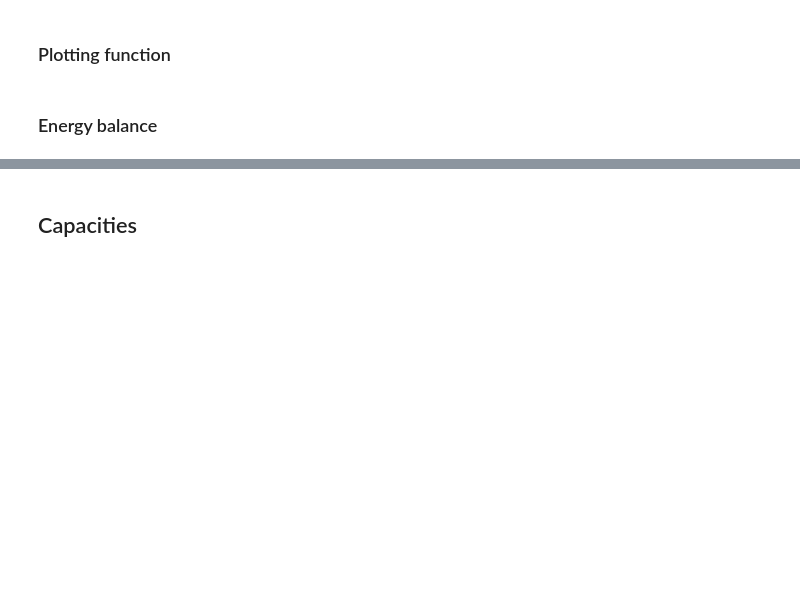
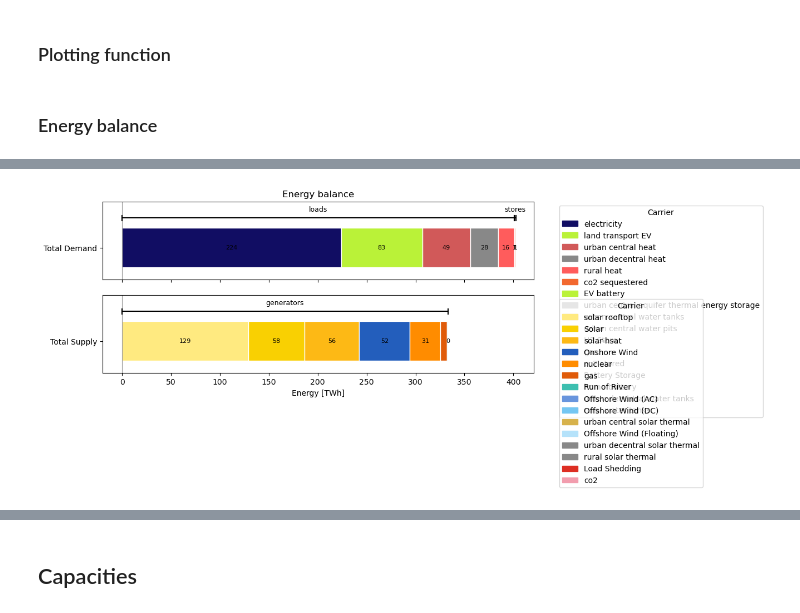
Before and after one commit to ayshaC/pypsa-eur, a Jupyter notebook: analysis/graph_network.ipynb, the cells around one changed output, grey strips where cells are left out. Drawn from its saved outputs; the diff is of its cells as text; code cells hidden in the pictures; blank space fills up the shorter version.

```diff
--- a/analysis/graph_network.ipynb
+++ b/analysis/graph_network.ipynb
@@ -731,0 +348,85 @@ Total energy balance: 236.31 TWh
+# %%
+network = n[sample]
+
+snapshots = pd.DatetimeIndex(network.snapshots)
+dt = snapshots[1] - snapshots[0]
+time_delta = float(dt / pd.Timedelta(hours=1))
+
+demand = {}
+supply = {}
+
+# calculate total demand by carrier
+demand_by_carrier = network.loads_t["p_set"].T.groupby(network.loads["carrier"]).sum().T.sum().sort_values() * time_delta / 1e6  # TWh
+
+# some demand is static, i.e. not set per timestamp
+demand_by_carrier_static = network.loads.groupby('carrier')['p_set'].sum()
+demand_by_carrier_static = demand_by_carrier_static.loc[demand_by_carrier_static>0]*time_delta*len(network.snapshots)/1e6
+
+demand_by_carrier = pd.concat([demand_by_carrier, demand_by_carrier_static])
+
+demand["loads"] = demand_by_carrier
+
+
+# calculate total supply by carrier
+not_load_gens = network.generators.loc[network.generators["carrier"]!="load"]["carrier"]
+supply_by_carrier = network.generators_t["p"].T.groupby(not_load_gens).sum().T.sum().sort_values() * time_delta / 1e6  # TWh
+
+# load shedding is stored in kw not mw
+load_gens = network.generators.loc[network.generators["carrier"]=="load"]["carrier"]
+supply_by_carrier_load_shed = network.generators_t["p"].T.groupby(load_gens).sum().T.sum().sort_values() * time_delta / 1e9
+
+supply_by_carrier = pd.concat([supply_by_carrier, supply_by_carrier_load_shed])
+
+supply["generators"] = supply_by_carrier
+
+
+# calculate demand and supply from stores
+last_snapshot = network.snapshots[-1]
+first_snapshot = network.snapshots[0]
+
+store_diff = (network.stores.groupby("carrier")["e_initial"].sum() - network.stores_t["e"].T.groupby(network.stores["carrier"])[last_snapshot].sum())/1e6
+su_diff = (network.storage_units_t["p"].T.groupby(network.storage_units["carrier"])[first_snapshot].sum() - network.storage_units_t["p"].T.groupby(network.storage_units["carrier"])[last_snapshot].sum()) * time_delta /1e6
+
+
+store_supply = store_diff[store_diff>0]
+store_demand = store_diff[store_diff<0]
+
+demand["stores"] = -store_demand
+supply["stores"] = store_supply
+
+fig, ax = plt.subplots(2, 1, figsize=(10, 4), sharex=True)
+
+stacked_barh_signed(
+    demand,
+    ax[0],
+    tech_colors=tech_colors,
+    nice_names=nice_names,
+    y_label="Total Demand",
+)
+
+stacked_barh_signed(
+    supply,
+    ax[1],
+    tech_colors=tech_colors,
+    nice_names=nice_names,
+    y_label="Total Supply",
+)
+
+# Enforce common x-limit across both plots
+enforce_common_xlim(ax, [demand_by_carrier, supply_by_carrier])
+
+ax[0].set_title("Energy balance")
+ax[-1].set_xlabel("Energy [TWh]")
+plt.tight_layout()
+plt.savefig('figures/energy_balance.png')
+
+# print total energy balance for generators and loads
+include = ["Generator", "Load"]
+stats = n[sample].statistics()
+energy_flows = stats[stats.index.isin(include, level=0)]
+pos_energy = energy_flows.loc[energy_flows["Energy Balance"] > 0]["Energy Balance"]
+neg_energy = energy_flows.loc[energy_flows["Energy Balance"] < 0]["Energy Balance"]
+print(f"Total positive energy balance: {sum(pos_energy) / 1e6:.2f} TWh")
+print(f"Total negative energy balance: {sum(neg_energy) / 1e6:.2f} TWh")
+print(f"Total energy balance: {energy_flows['Energy Balance'].sum() / 1e6:.2f} TWh")
+# %% [output]
@@ -731,0 +437 @@ Total energy balance: 236.31 TWh
+[figure, added]
```
Also changed, not shown: parts of 81 cells of this notebook, 4 other files.
